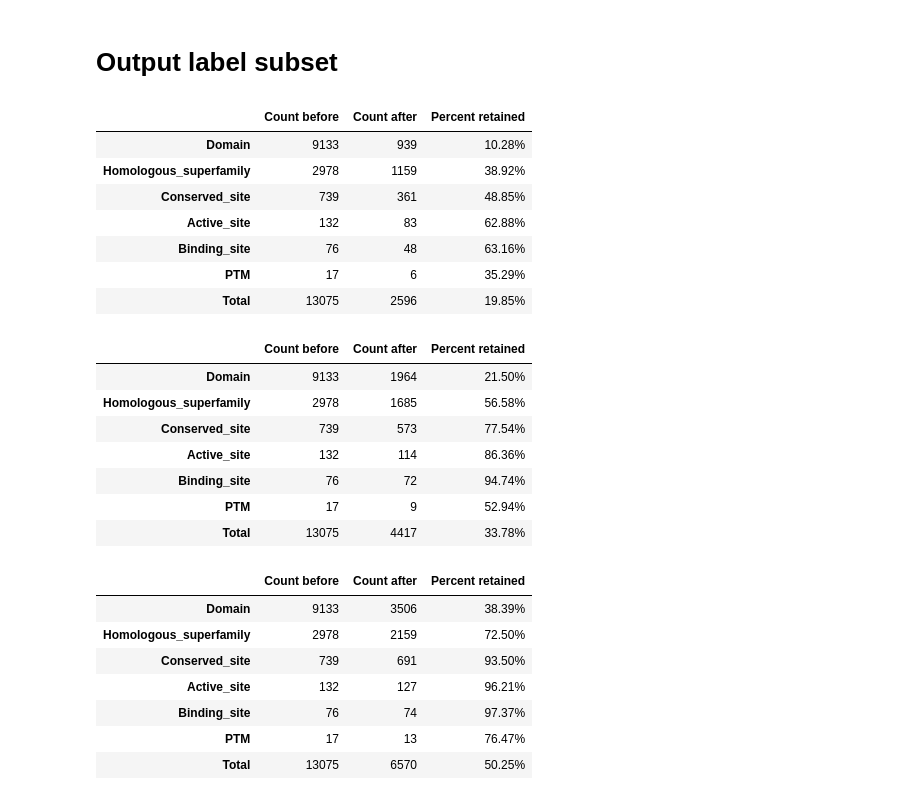
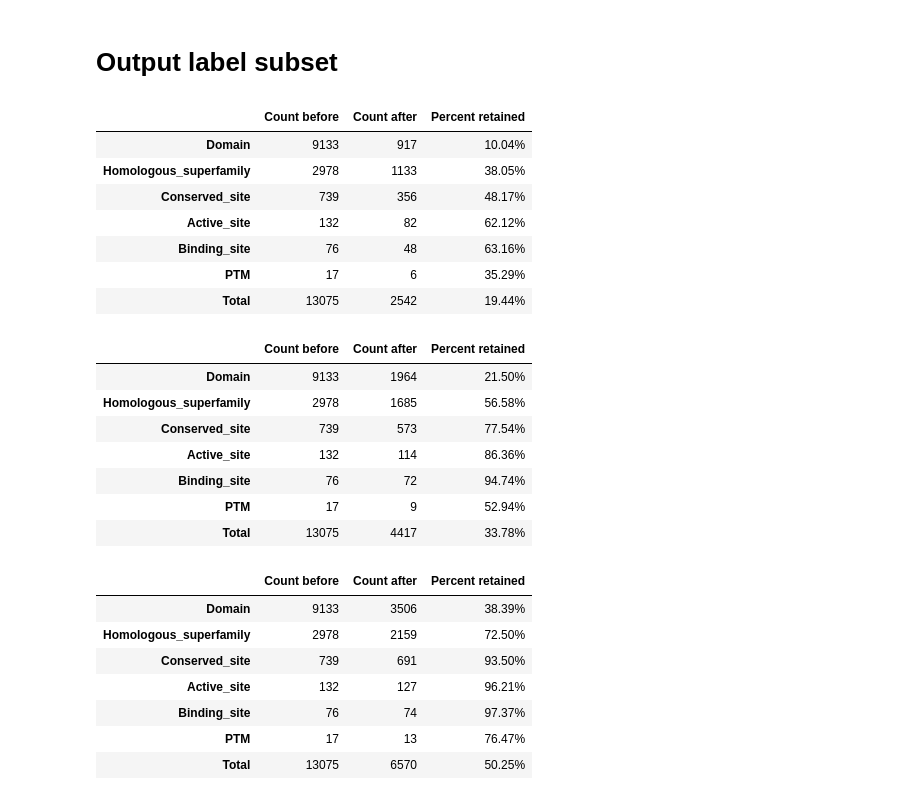
Before and after one commit to rcalef/magneton, a Jupyter notebook: scripts/dataset_processing/create_label_subsets.ipynb, the cells around one changed output. Saved outputs shown, nothing was run; the diff lists cells and outputs as text; code cells hidden in the pictures.

```diff
--- a/scripts/dataset_processing/create_label_subsets.ipynb
+++ b/scripts/dataset_processing/create_label_subsets.ipynb
@@ -340,9 +340,9 @@ def counts_with_sum(x, name):
         .to_frame(name)
     )
 # %%
-for cutoff in [75, 25, 10]:
+for cutoff in [77, 25, 10]:
     name = "selected_subset"
-    if cutoff != 75:
+    if cutoff != 77:
         name += f"_cutoff{cutoff}"
 
     outdir = (
@@ -360,40 +360,40 @@ for cutoff in [75, 25, 10]:
         .pipe(counts_with_sum, "before")
         .join(
             selected_labels
             .element_type
             .pipe(counts_with_sum, "after")
         )
         .assign(pct_kept=lambda x: x.after / x.before)
         .rename(columns={
             "before": "Count before",
             "after": "Count after",
             "pct_kept": "Percent retained"
         })
         .style.format({"Percent retained":"{:.2%}"})
     )
 
     for element_type, elems in selected_labels.groupby("element_type"):
         elem_labels = selected_labels.query("element_type == @element_type")
         assert not elems.element_name.duplicated().any()
         label_set = elem_labels.sort_values("element_id")
         label_df = pd.DataFrame(
             {
                 "label": np.arange(len(label_set)),
                 "element_name": label_set.element_name,
                 "interpro_id": label_set.element_id,
             }
         )
         with open(outdir / f"{element_type}.labels.tsv", "w") as fh:
             label_df.to_csv(fh, sep="\t", index=False)
 # %% [output]
 |  | Count before | Count after | Percent retained |
-| Domain | 9133 | 939 | 10.28% |
-| Homologous_superfamily | 2978 | 1159 | 38.92% |
-| Conserved_site | 739 | 361 | 48.85% |
-| Active_site | 132 | 83 | 62.88% |
+| Domain | 9133 | 917 | 10.04% |
+| Homologous_superfamily | 2978 | 1133 | 38.05% |
+| Conserved_site | 739 | 356 | 48.17% |
+| Active_site | 132 | 82 | 62.12% |
 | Binding_site | 76 | 48 | 63.16% |
 | PTM | 17 | 6 | 35.29% |
-| Total | 13075 | 2596 | 19.85% |
+| Total | 13075 | 2542 | 19.44% |
 |  | Count before | Count after | Percent retained |
 | Domain | 9133 | 1964 | 21.50% |
 | Homologous_superfamily | 2978 | 1685 | 56.58% |
```
Also changed, not shown: 3 other files.
